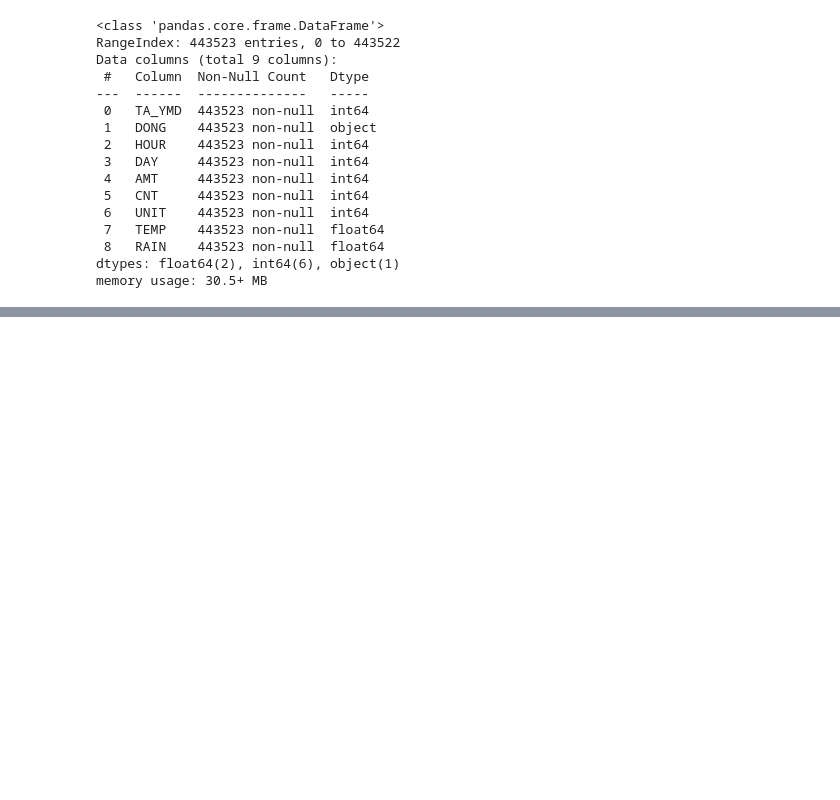
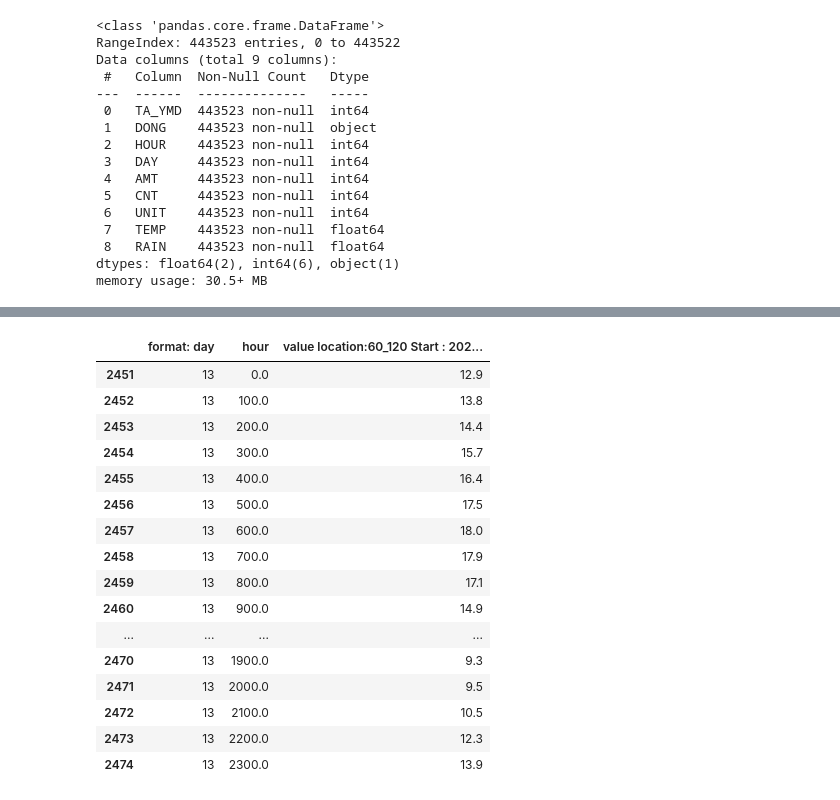
Before and after one commit to Hyo0806/1stProject, a Jupyter notebook: hyo/김효경_전처리.ipynb, the cells around one changed output, grey strips where cells are left out. Cells and saved outputs as stored; diff of their text form; code cells hidden in the pictures; blank space fills up the shorter version.

```diff
--- a/hyo/김효경_전처리.ipynb
+++ b/hyo/김효경_전처리.ipynb
@@ -3168,0 +3223,3 @@ memory usage: 30.5+ MB
+# %%
+df = pd.read_csv('data/수원시 동 기상/고등동_기온_202301_202312.csv')
+df
@@ -3168,0 +3240,21 @@ memory usage: 30.5+ MB
+# %%
+x = df[df[' format: day']== ' 13']
+x[72:96]
+# %% [output]
+|  | format: day | hour | value location:60_120 Start : 202... |
+| 2451 | 13 | 0.0 | 12.9 |
+| 2452 | 13 | 100.0 | 13.8 |
+| 2453 | 13 | 200.0 | 14.4 |
+| 2454 | 13 | 300.0 | 15.7 |
+| 2455 | 13 | 400.0 | 16.4 |
+| 2456 | 13 | 500.0 | 17.5 |
+| 2457 | 13 | 600.0 | 18.0 |
+| 2458 | 13 | 700.0 | 17.9 |
+| 2459 | 13 | 800.0 | 17.1 |
+| 2460 | 13 | 900.0 | 14.9 |
+| ... | ... | ... | ... |
+| 2470 | 13 | 1900.0 | 9.3 |
+| 2471 | 13 | 2000.0 | 9.5 |
+| 2472 | 13 | 2100.0 | 10.5 |
+| 2473 | 13 | 2200.0 | 12.3 |
+| 2474 | 13 | 2300.0 | 13.9 |
```
Also changed, not shown: parts of 10 cells of this notebook, 31 other files.
